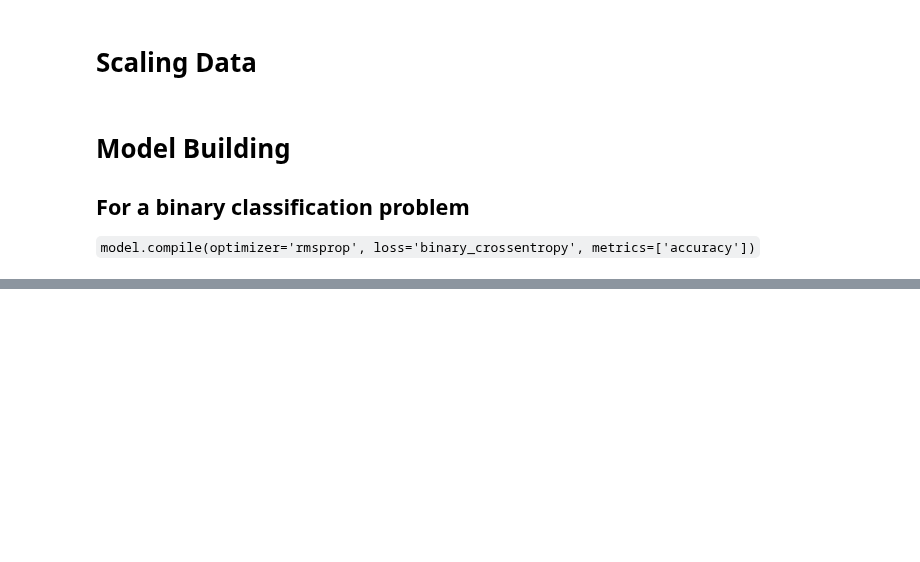
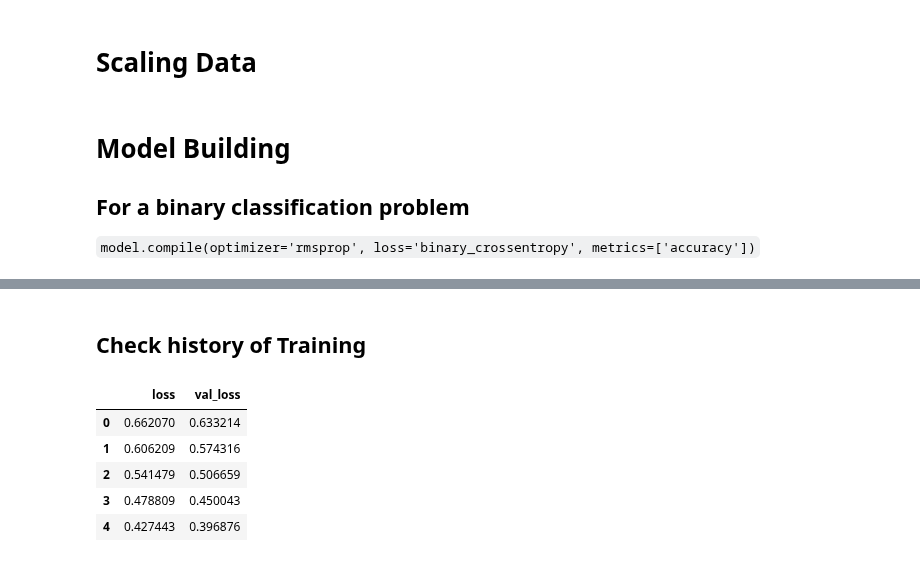
Before and after one commit to ptyadana/Data-Science-and-Machine-Learning-Projects-Dojo, a Jupyter notebook: Data Science and Machine Learning Bootcamp - JP/21. Neural Nets and Deep Learning/03_Tensorflow_Classification_Breast_Cancer_Wisconsin_(Diagnostic).ipynb, the cells around one changed output, grey strips where cells are left out. Cells and saved outputs as stored; diff of their text form; code cells hidden in the pictures; blank space fills up the shorter version.

```diff
--- a/Data Science and Machine Learning Bootcamp - JP/21. Neural Nets and Deep Learning/03_Tensorflow_Classification_Breast_Cancer_Wisconsin_(Diagnostic).ipynb
+++ b/Data Science and Machine Learning Bootcamp - JP/21. Neural Nets and Deep Learning/03_Tensorflow_Classification_Breast_Cancer_Wisconsin_(Diagnostic).ipynb
@@ -239,0 +285,12 @@ X_test = scaler.transform(X_test)
+# %% [markdown]
+## Check history of Training
+# %%
+losses = pd.DataFrame(model.history.history)
+losses.head()
+# %% [output]
+|  | loss | val_loss |
+| 0 | 0.662070 | 0.633214 |
+| 1 | 0.606209 | 0.574316 |
+| 2 | 0.541479 | 0.506659 |
+| 3 | 0.478809 | 0.450043 |
+| 4 | 0.427443 | 0.396876 |
```
Also changed, not shown: parts of 37 cells of this notebook.
